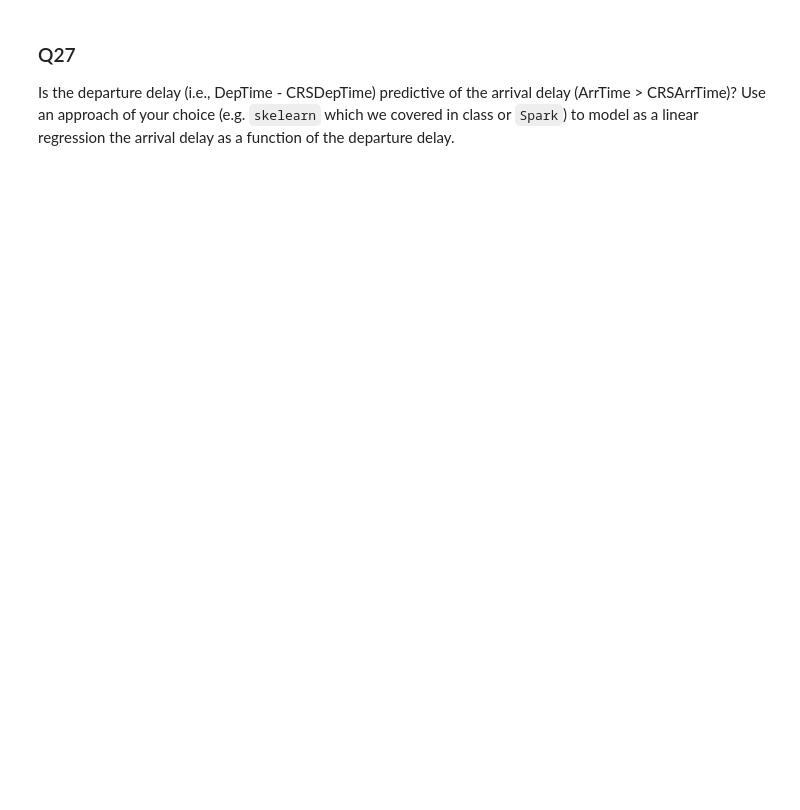
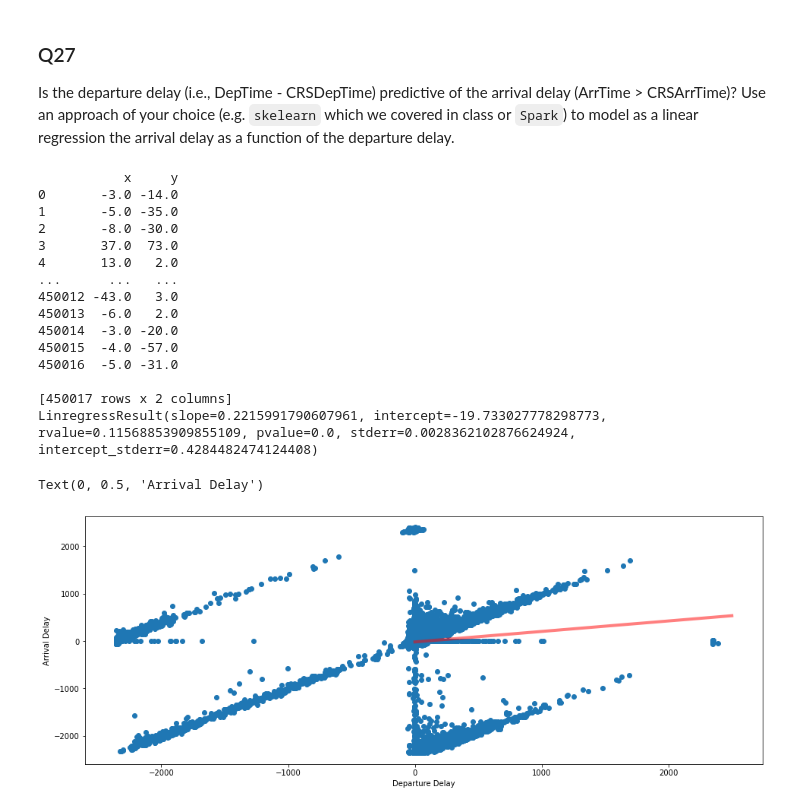
Before and after one commit to ICS-CLASSROOM/assignment-2-jakeuyeda, a Jupyter notebook: Assignment_2.ipynb, the cells around one changed output. Cells and saved outputs as stored; diff of their text form; code cells hidden in the pictures; blank space fills up the shorter version.

```diff
--- a/Assignment_2.ipynb
+++ b/Assignment_2.ipynb
@@ -571,3 +660,41 @@ Is the departure delay (i.e., DepTime - CRSDepTime) predictive of the arrival de
 Use an approach of your choice (e.g. `skelearn` which we covered in class or `Spark`) to model as a linear regression the arrival delay as a function of the departure delay.
 # %%
 ### Write your code here
+import pandas as pd
+from scipy.stats import linregress
+import matplotlib.pyplot as plt
+
+data = ss.sql("""
+SELECT DepTime - CRSDepTime AS x, ArrTime - CRSArrTime AS y
+FROM Flights
+""").toPandas().fillna(0)
+print(data)
+
+linreg = linregress(data["x"], data["y"])
+print(linreg)
+
+plt.figure(figsize=(16,6))
+x_axis = np.arange(0,2500)
+y_line = linreg.intercept + linreg.slope * x_axis
+plt.scatter(data["x"], data["y"])
+plt.plot(x_axis, y_line, color='red', linewidth=4, alpha=0.5)
+plt.xlabel('Departure Delay')
+plt.ylabel('Arrival Delay')
+# %% [output]
+           x     y
+0       -3.0 -14.0
+1       -5.0 -35.0
+2       -8.0 -30.0
+3       37.0  73.0
+4       13.0   2.0
+...      ...   ...
+450012 -43.0   3.0
+450013  -6.0   2.0
+450014  -3.0 -20.0
+450015  -4.0 -57.0
+450016  -5.0 -31.0
+
+[450017 rows x 2 columns]
+LinregressResult(slope=0.2215991790607961, intercept=-19.733027778298773, rvalue=0.11568853909855109, pvalue=0.0, stderr=0.0028362102876624924, intercept_stderr=0.4284482474124408)
+Text(0, 0.5, 'Arrival Delay')
+[figure, added]
```
Also changed, not shown: parts of 9 cells of this notebook.
